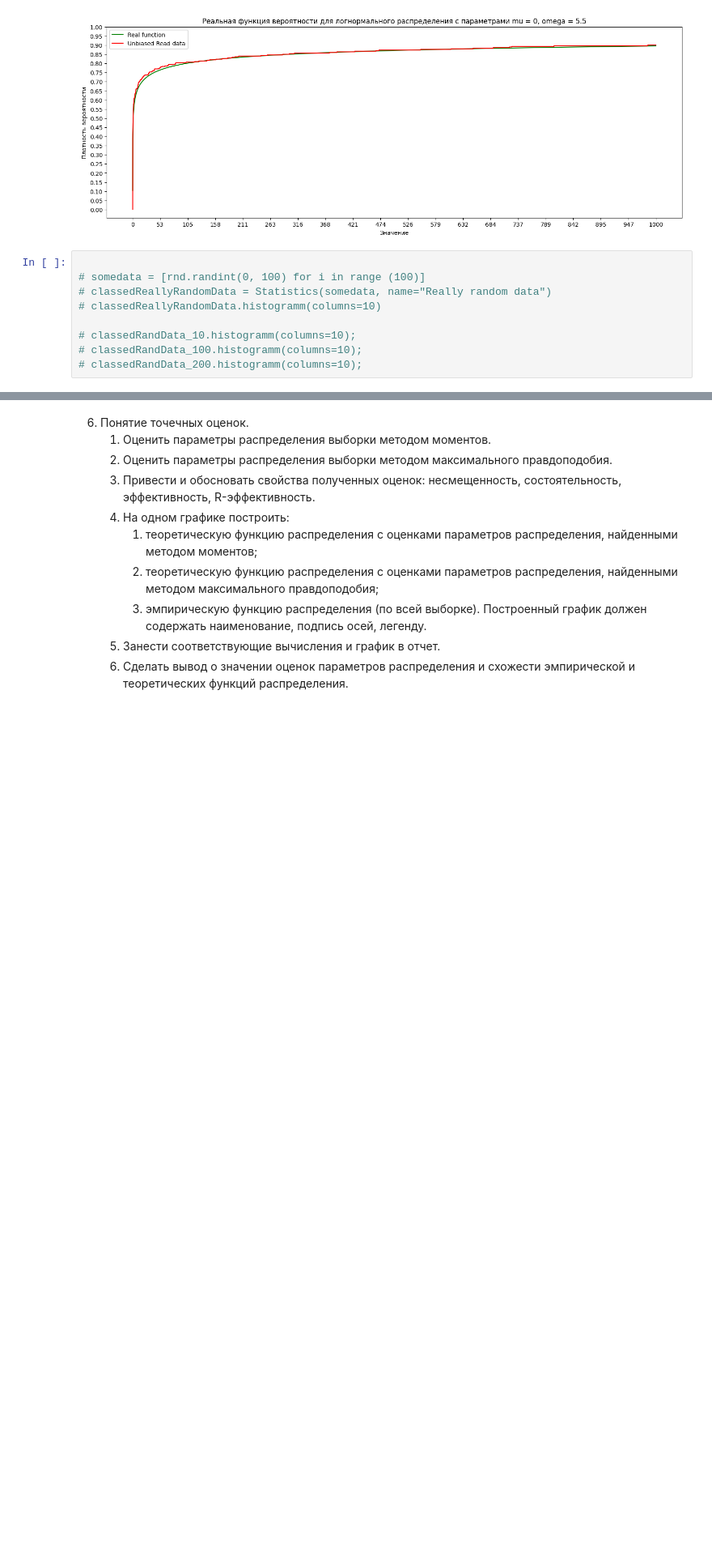
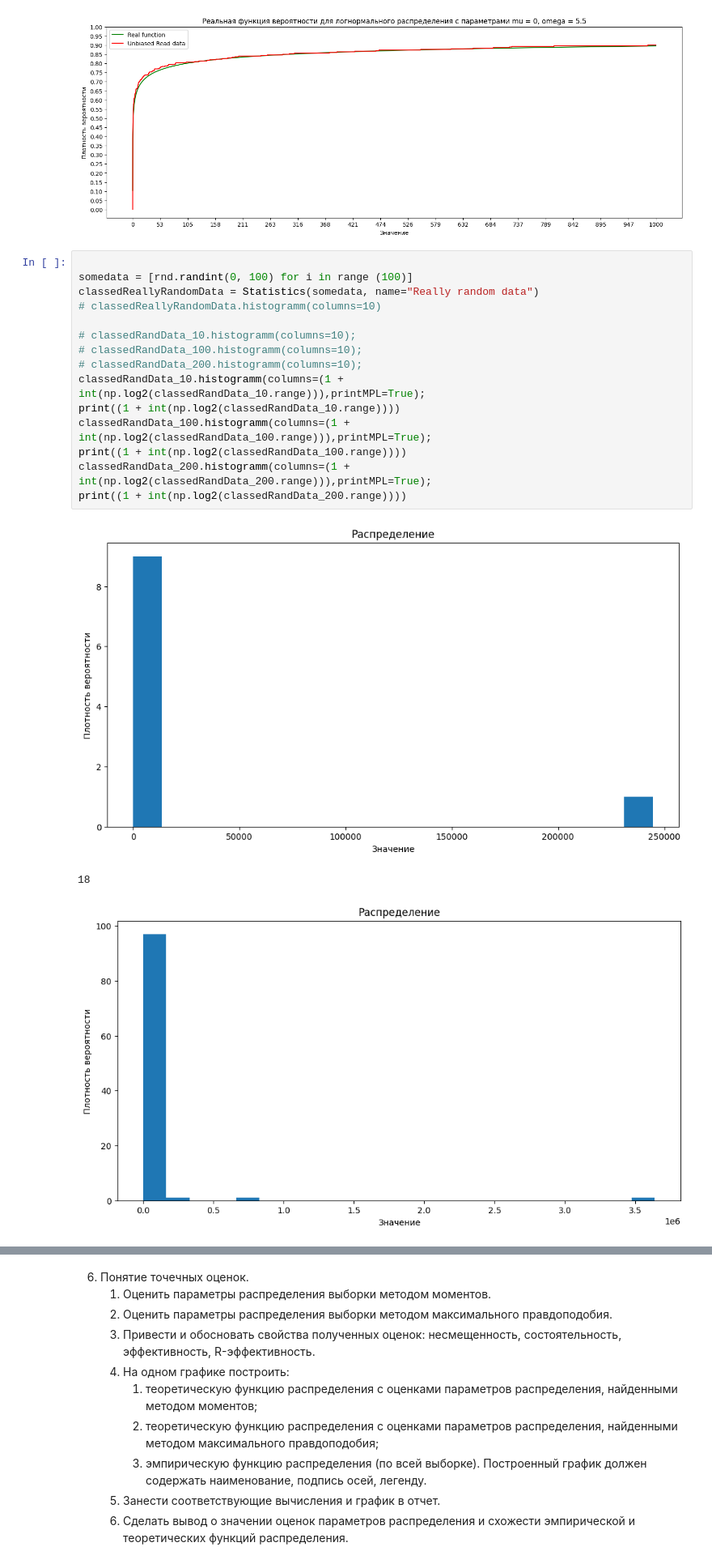
Before and after one commit to Numillyash/matstat-coursework, a Jupyter notebook: lognorm.ipynb, the cells around one changed output, grey strips where cells are left out. Shown at 81% size. Saved outputs shown, nothing was run; the diff lists cells and outputs as text; blank space fills up the shorter version.

```diff
--- a/lognorm.ipynb
+++ b/lognorm.ipynb
@@ -325,10 +328,20 @@ plt.show()
 [figure]
 # %%
 
-# somedata = [rnd.randint(0, 100) for i in range (100)]
-# classedReallyRandomData = Statistics(somedata, name="Really random data")
+somedata = [rnd.randint(0, 100) for i in range (100)]
+classedReallyRandomData = Statistics(somedata, name="Really random data")
 # classedReallyRandomData.histogramm(columns=10)
 
 # classedRandData_10.histogramm(columns=10);
 # classedRandData_100.histogramm(columns=10);
 # classedRandData_200.histogramm(columns=10);
+classedRandData_10.histogramm(columns=(1 + int(np.log2(classedRandData_10.range))),printMPL=True);
+print((1 + int(np.log2(classedRandData_10.range))))
+classedRandData_100.histogramm(columns=(1 + int(np.log2(classedRandData_100.range))),printMPL=True);
+print((1 + int(np.log2(classedRandData_100.range))))
+classedRandData_200.histogramm(columns=(1 + int(np.log2(classedRandData_200.range))),printMPL=True);
+print((1 + int(np.log2(classedRandData_200.range))))
+# %% [output]
+[figure, added]
+18
+[figure, added]
```
Also changed, not shown: parts of 5 cells of this notebook, 1 other file.
